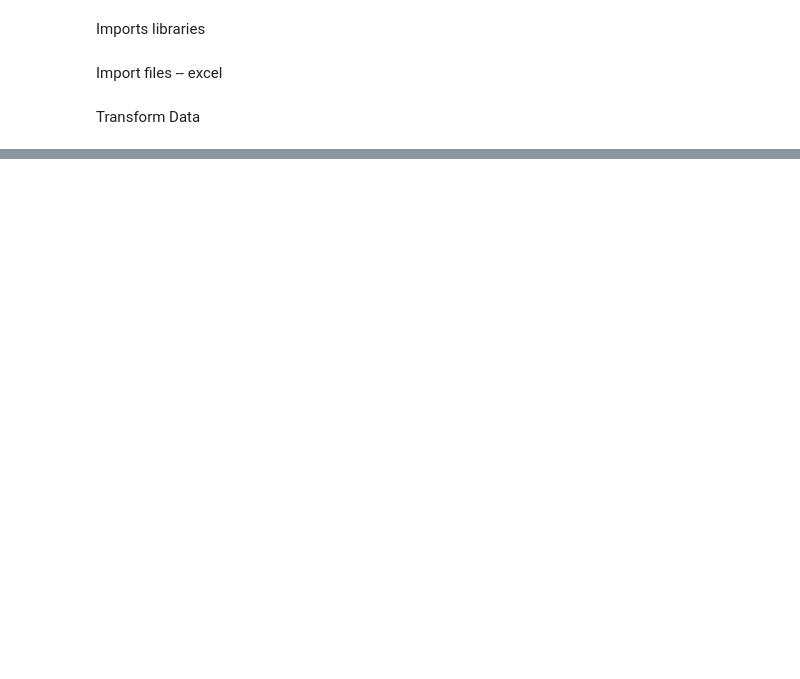
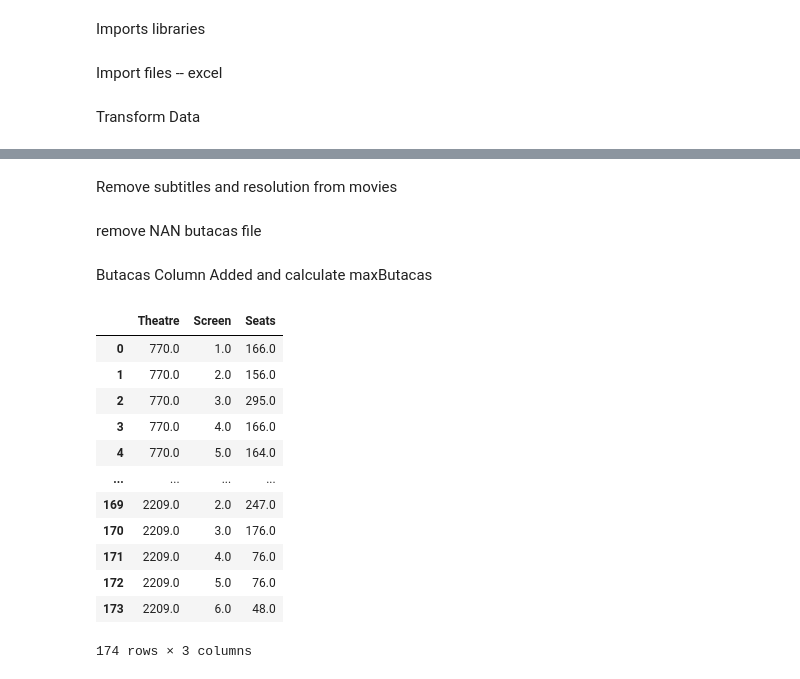
Before and after one commit to kevin-Oz/CE_pandas, a Jupyter notebook: parcial_ejercicio2.ipynb, the cells around one changed output, grey strips where cells are left out. Saved outputs shown, nothing was run; the diff lists cells and outputs as text; code cells hidden in the pictures; blank space fills up the shorter version.

```diff
--- a/parcial_ejercicio2.ipynb
+++ b/parcial_ejercicio2.ipynb
@@ -78,0 +73,2 @@ filter_valid_rows
+# %% [markdown]
+Remove subtitles and resolution from movies
@@ -78,0 +77,2 @@ filter_valid_rows
+# %% [markdown]
+remove NAN butacas file
@@ -78,0 +91,29 @@ filter_valid_rows
+# %% [markdown]
+Butacas Column Added and calculate maxButacas
+# %%
+repository_butacas
+
+#calculate maxButacas
+#filter_valid_rows['maxbutacas'] = filter_valid_rows['Admits'] * filter_valid_rows['butacas']
+#(filter_valid_rows)
+
+
+#repository_butacas['Theatre']
+#repository_butacas
+#
+#repository_butacas
+#filter_valid_rows['butacas'] = np.where(filter_valid_rows['Cinema'] == repository_butacas['Cinema'], 0, repository_butacas['Seats'])
+# %% [output]
+|  | Theatre | Screen | Seats |
+| 0 | 770.0 | 1.0 | 166.0 |
+| 1 | 770.0 | 2.0 | 156.0 |
+| 2 | 770.0 | 3.0 | 295.0 |
+| 3 | 770.0 | 4.0 | 166.0 |
+| 4 | 770.0 | 5.0 | 164.0 |
+| ... | ... | ... | ... |
+| 169 | 2209.0 | 2.0 | 247.0 |
+| 170 | 2209.0 | 3.0 | 176.0 |
+| 171 | 2209.0 | 4.0 | 76.0 |
+| 172 | 2209.0 | 5.0 | 76.0 |
+| 173 | 2209.0 | 6.0 | 48.0 |
+174 rows × 3 columns
```
Also changed, not shown: parts of 17 cells of this notebook.
